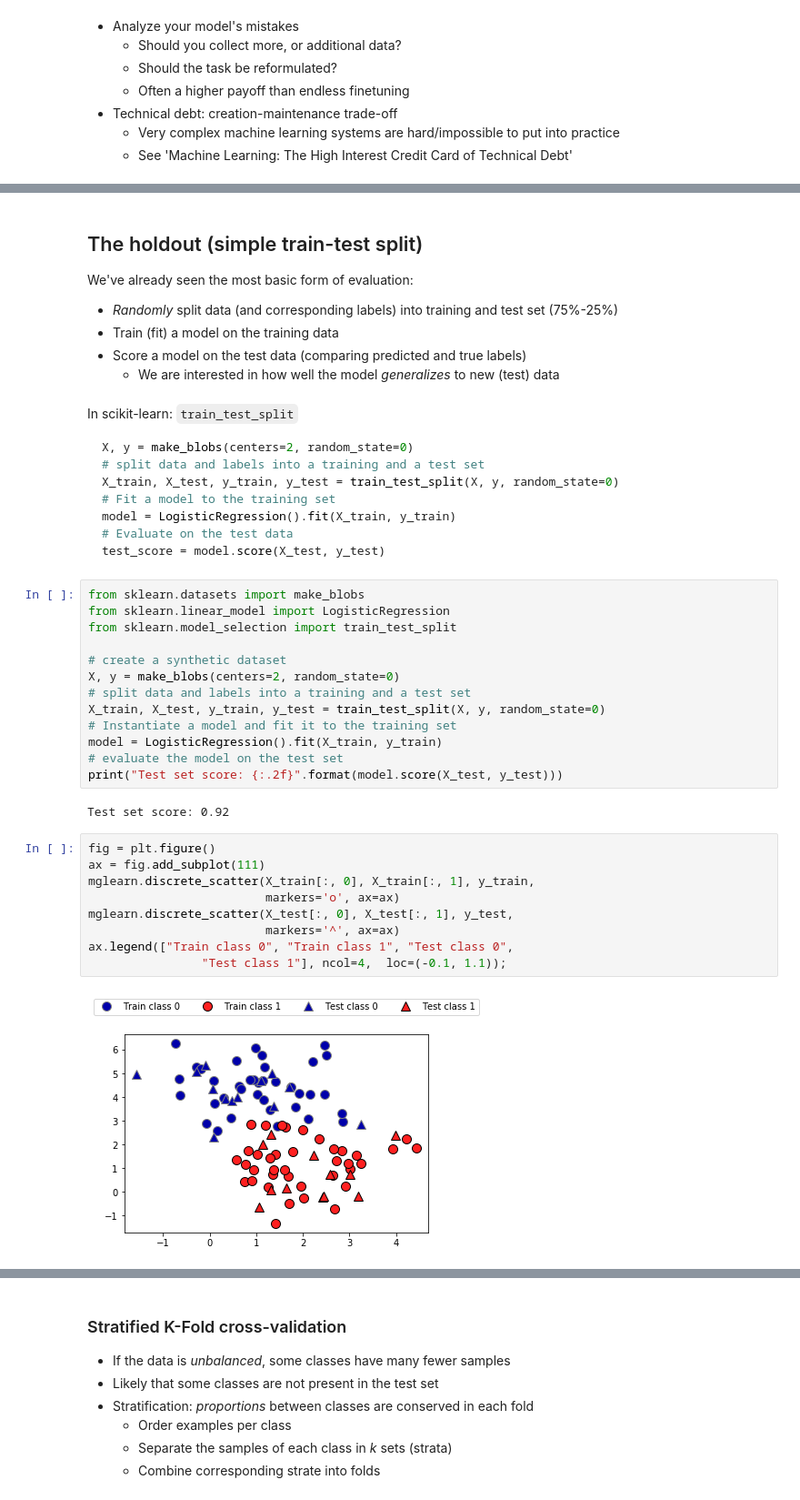
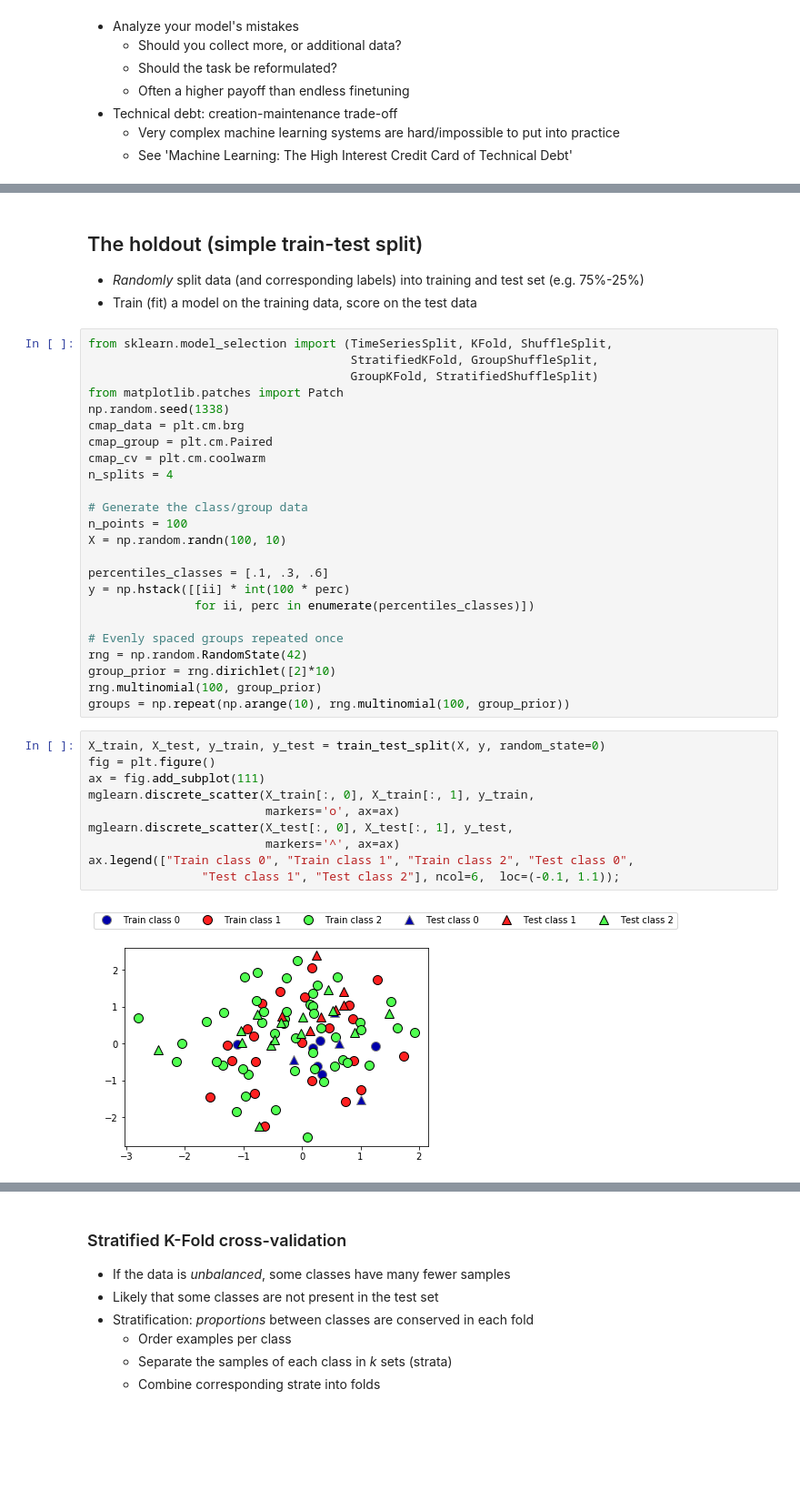
Before and after one commit to ML-course/engineer, a Jupyter notebook: notebooks/03 - Model Selection.ipynb, the cells around one changed output, grey strips where cells are left out. Shown at 91% size. Drawn from its saved outputs; the diff is of its cells as text; blank space fills up the shorter version.

````diff
--- a/notebooks/03 - Model Selection.ipynb
+++ b/notebooks/03 - Model Selection.ipynb
@@ -61,47 +62,41 @@ HTML('''<style>html, body{overflow-y: visible !important} .CodeMirror{min-width:
     * How?
 # %% [markdown]
 ## The holdout (simple train-test split)
-We've already seen the most basic form of evaluation:
-
-- _Randomly_ split data (and corresponding labels) into training and test set (75%-25%)
-- Train (fit) a model on the training data
-- Score a model on the test data (comparing predicted and true labels)
-    - We are interested in how well the model _generalizes_ to new (test) data
+- _Randomly_ split data (and corresponding labels) into training and test set (e.g. 75%-25%)
+- Train (fit) a model on the training data, score on the test data
-# %% [markdown]
-In scikit-learn: `train_test_split`
-
-``` python
-X, y = make_blobs(centers=2, random_state=0)
-# split data and labels into a training and a test set
-X_train, X_test, y_train, y_test = train_test_split(X, y, random_state=0)
-# Fit a model to the training set
-model = LogisticRegression().fit(X_train, y_train)
-# Evaluate on the test data
-test_score = model.score(X_test, y_test)
-```
-# %%
-from sklearn.datasets import make_blobs
-from sklearn.linear_model import LogisticRegression
-from sklearn.model_selection import train_test_split
-
-# create a synthetic dataset
-X, y = make_blobs(centers=2, random_state=0)
-# split data and labels into a training and a test set
-X_train, X_test, y_train, y_test = train_test_split(X, y, random_state=0)
-# Instantiate a model and fit it to the training set
-model = LogisticRegression().fit(X_train, y_train)
-# evaluate the model on the test set
-print("Test set score: {:.2f}".format(model.score(X_test, y_test)))
-# %% [output]
-Test set score: 0.92
+# %%
+from sklearn.model_selection import (TimeSeriesSplit, KFold, ShuffleSplit,
+                                     StratifiedKFold, GroupShuffleSplit,
+                                     GroupKFold, StratifiedShuffleSplit)
+from matplotlib.patches import Patch
+np.random.seed(1338)
+cmap_data = plt.cm.brg
+cmap_group = plt.cm.Paired
+cmap_cv = plt.cm.coolwarm
+n_splits = 4
+
+# Generate the class/group data
+n_points = 100
+X = np.random.randn(100, 10)
+
+percentiles_classes = [.1, .3, .6]
+y = np.hstack([[ii] * int(100 * perc)
+               for ii, perc in enumerate(percentiles_classes)])
+
+# Evenly spaced groups repeated once
+rng = np.random.RandomState(42)
+group_prior = rng.dirichlet([2]*10)
+rng.multinomial(100, group_prior)
+groups = np.repeat(np.arange(10), rng.multinomial(100, group_prior))
 # %%
+X_train, X_test, y_train, y_test = train_test_split(X, y, random_state=0)
 fig = plt.figure()
 ax = fig.add_subplot(111)
 mglearn.discrete_scatter(X_train[:, 0], X_train[:, 1], y_train,
                          markers='o', ax=ax)
 mglearn.discrete_scatter(X_test[:, 0], X_test[:, 1], y_test,
                          markers='^', ax=ax)
-ax.legend(["Train class 0", "Train class 1", "Test class 0",
-                "Test class 1"], ncol=4,  loc=(-0.1, 1.1));
+ax.legend(["Train class 0", "Train class 1", "Train class 2", "Test class 0",
+                "Test class 1", "Test class 2"], ncol=6,  loc=(-0.1, 1.1));
 # %% [output]
-[figure, old version]
+[figure, new version]
````
Also changed, not shown: parts of 102 cells of this notebook, 4 other files.
